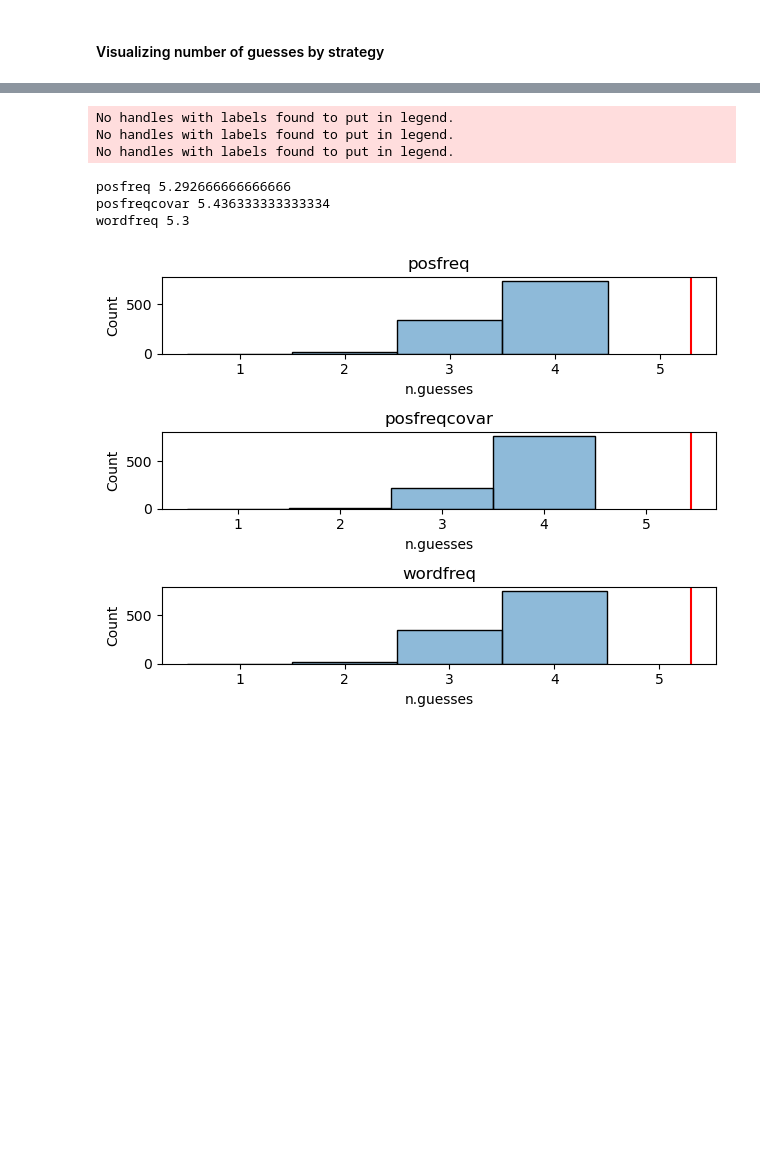
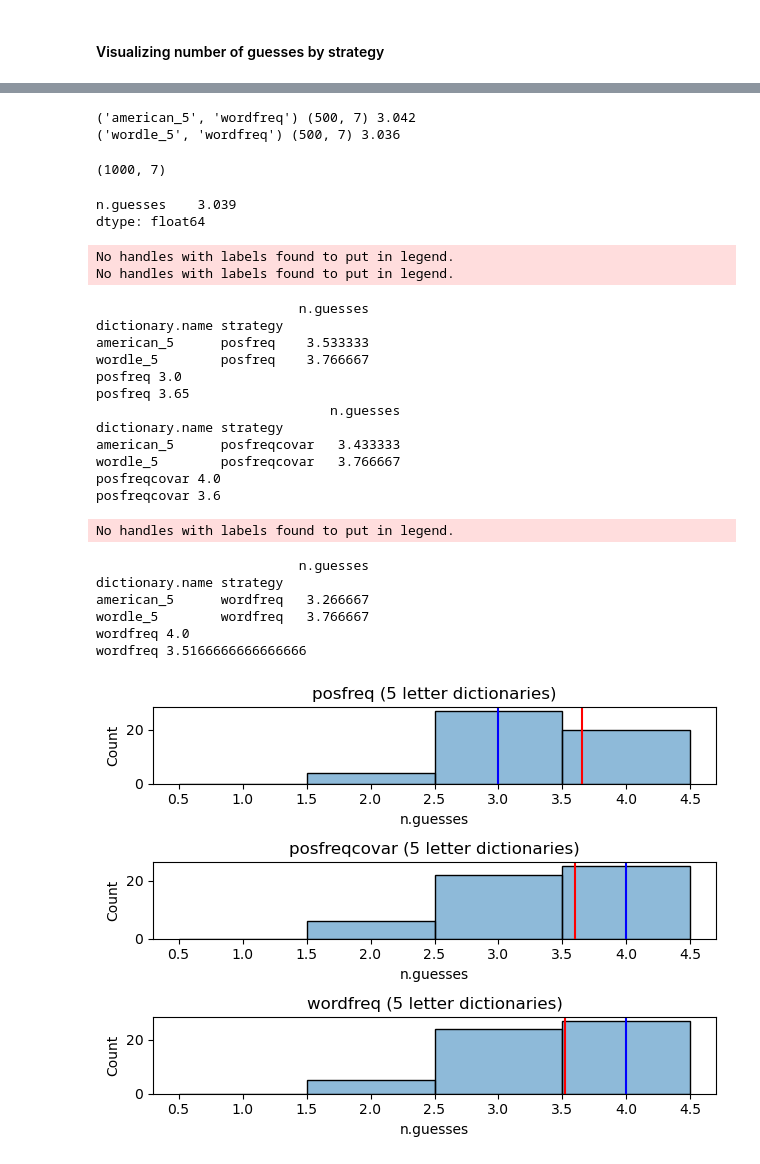
Before and after one commit to ilibarra/wordle_solver, a Jupyter notebook: benchmark_strategies.ipynb, the cells around one changed output, grey strips where cells are left out. Drawn from its saved outputs; the diff is of its cells as text; code cells hidden in the pictures; blank space fills up the shorter version.

Commit message:
test 500 words

```diff
--- a/benchmark_strategies.ipynb
+++ b/benchmark_strategies.ipynb
@@ -63,19 +58,24 @@ def run_query(qi, query, df_bkp, plot=False, log=False):
         assert challenge_word in remaining_words
 
         if log:
-            print('\n\nGUESS # %i' % guess_i, best_guess, end=' ')
+            print('\n\nGUESS # %i' % guess_i, best_guess, len(remaining_words))
+
 
         remaining_words = remaining_words_by_guess[best_guess]
 
+
             ## the word has been guessed. Stop.
         if len(remaining_words) <= 1:
-            if len(remaining_words) == 1:
+            # print('after this word, only %i words left' % len(remaining_words))
+            # print('')
+            if best_guess != remaining_words[0]:
+                # print('last guess wrong. One additional guess wouldve been required')
                 guess_i += 1
             break
         if log:
             print('left', len(remaining_words))
 
-        wordle.plot_words(remaining_words)
+        wordle.plot_words(remaining_words, plot=plot, challenge_word=challenge_word)
 
     final_scores = [day_i, select_by, sort_ascending, dictionary_name, challenge_word, guess_i]
     # print(final_scores)
@@ -97,7 +97,8 @@ strategies = [['wordfreq', False],
               ['posfreq', False],
               ['posfreqcovar', False]]
 
-n_days = 500 # None # len()
+n_days = 30 # None # 15 #
+# n_days = None  # test everything
 
 
 all_words = []
@@ -285,28 +283,67 @@ Text(0, 0.5, '# guesses')
+# %%
+for k, grp2 in grp[grp['dictionary.name'].str.endswith('_5')].groupby(['dictionary.name', 'strategy']):
+    print(k, grp2.shape, np.mean(grp2['n.guesses']))
+# %% [output]
+('american_5', 'wordfreq') (500, 7) 3.042
+('wordle_5', 'wordfreq') (500, 7) 3.036
+# %%
+grp.shape
+# %% [output]
+(1000, 7)
+# %%
+grp[['n.guesses']].mean()
+# %% [output]
+n.guesses    3.039
+dtype: float64
 # %%
 i = 1
 for st, grp in res.groupby('strategy'):
+    grp = grp[grp['dictionary.name'].str.endswith('_5')]
     ax = plt.subplot(3, 1, i)
     sns.histplot(grp, x='n.guesses', hue='strategy', ax=ax, bins=np.arange(0,5)+0.5) #  multiple='stack') # bins=4)
     i += 1
-    plt.title(st)
+    plt.title(st + ' (5 letter dictionaries)')
     ax.legend().set_visible(False)
 
-    mean = np.mean(grp['n.guesses'])
+    print(grp[grp['dictionary.name'].str.endswith('_5')].groupby(['dictionary.name', 'strategy']).mean()[['n.guesses']]) # # .sort_values('n.guesses'))
+    median = np.median(grp['n.guesses'].values)
+    print(st, median)
+    plt.axvline(median, c='blue')
+
+    mean = np.mean(grp['n.guesses'].values)
     print(st, mean)
     plt.axvline(mean, c='red')
+
     ax.locator_params(axis='y', integer=True)
 
 
 plt.tight_layout()
+
+plt.savefig('out/benchmarking_5letters.png')
 plt.show()
 # %% [output]
 No handles with labels found to put in legend.
 No handles with labels found to put in legend.
-No handles with labels found to put in legend.
-posfreq 5.292666666666666
-posfreqcovar 5.436333333333334
-wordfreq 5.3
+                          n.guesses
+dictionary.name strategy
+american_5      posfreq    3.533333
+wordle_5        posfreq    3.766667
+posfreq 3.0
+posfreq 3.65
+                              n.guesses
+dictionary.name strategy
+american_5      posfreqcovar   3.433333
+wordle_5        posfreqcovar   3.766667
+posfreqcovar 4.0
+posfreqcovar 3.6
+No handles with labels found to put in legend.
+                          n.guesses
+dictionary.name strategy
+american_5      wordfreq   3.266667
+wordle_5        wordfreq   3.766667
+wordfreq 4.0
+wordfreq 3.5166666666666666
-[figure, old version]
+[figure, new version]
 # %%
 plt.scatter(m['posfreq'], m['posfreqcovar'])
 plt.xlabel('letter.frequency.position')
```
Also changed, not shown: parts of 14 cells of this notebook, 17 other files.
